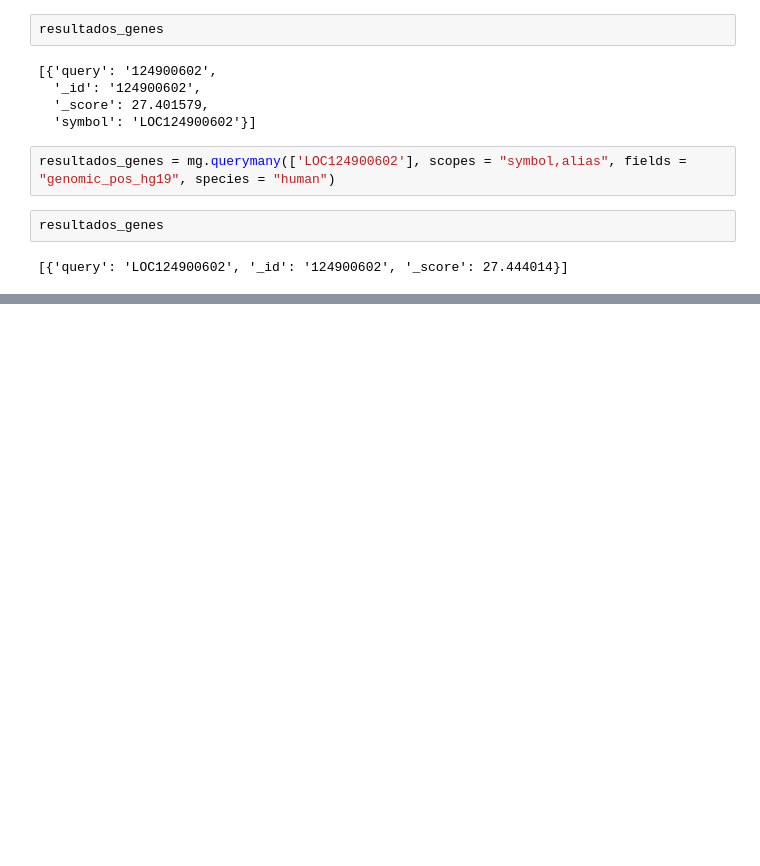
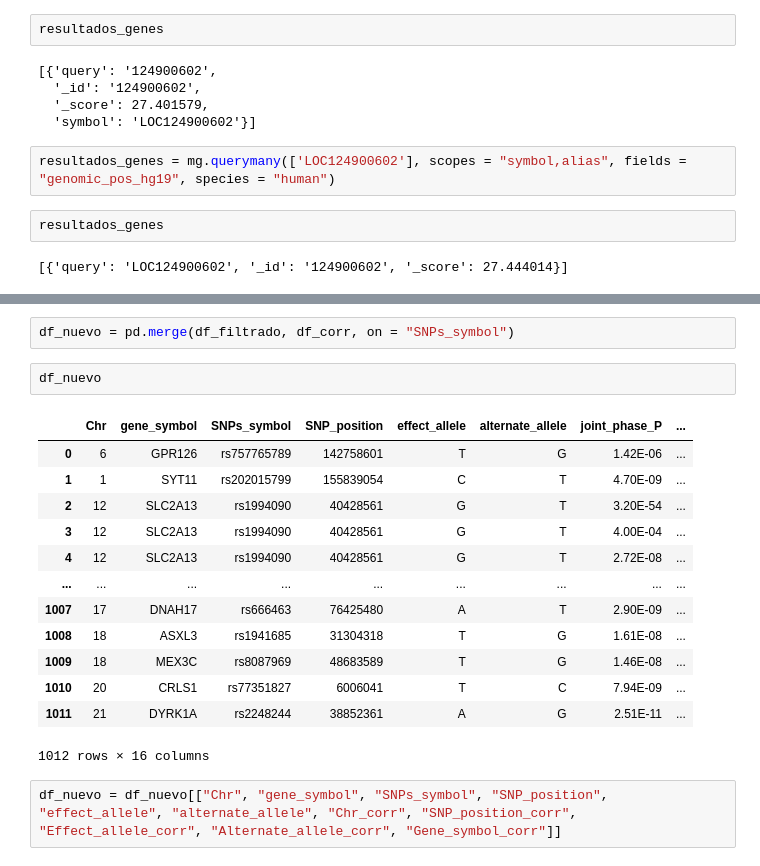
Before and after one commit to jbs1009/TFM_Jorge_Bermejo_Sacristan, a Jupyter notebook: Correcciones_tabla_original_pruebas.ipynb, the cells around one changed output, grey strips where cells are left out. Drawn from its saved outputs; the diff is of its cells as text; blank space fills up the shorter version.

```diff
--- a/Correcciones_tabla_original_pruebas.ipynb
+++ b/Correcciones_tabla_original_pruebas.ipynb
@@ -415,0 +417,20 @@ df_corr
+# %%
+df_nuevo = pd.merge(df_filtrado, df_corr, on = "SNPs_symbol")
+# %%
+df_nuevo
+# %% [output]
+|  | Chr | gene_symbol | SNPs_symbol | SNP_position | effect_allele | alternate_allele | joint_phase_P | ... |
+| 0 | 6 | GPR126 | rs757765789 | 142758601 | T | G | 1.42E-06 | ... |
+| 1 | 1 | SYT11 | rs202015799 | 155839054 | C | T | 4.70E-09 | ... |
+| 2 | 12 | SLC2A13 | rs1994090 | 40428561 | G | T | 3.20E-54 | ... |
+| 3 | 12 | SLC2A13 | rs1994090 | 40428561 | G | T | 4.00E-04 | ... |
+| 4 | 12 | SLC2A13 | rs1994090 | 40428561 | G | T | 2.72E-08 | ... |
+| ... | ... | ... | ... | ... | ... | ... | ... | ... |
+| 1007 | 17 | DNAH17 | rs666463 | 76425480 | A | T | 2.90E-09 | ... |
+| 1008 | 18 | ASXL3 | rs1941685 | 31304318 | T | G | 1.61E-08 | ... |
+| 1009 | 18 | MEX3C | rs8087969 | 48683589 | T | G | 1.46E-08 | ... |
+| 1010 | 20 | CRLS1 | rs77351827 | 6006041 | T | C | 7.94E-09 | ... |
+| 1011 | 21 | DYRK1A | rs2248244 | 38852361 | A | G | 2.51E-11 | ... |
+1012 rows × 16 columns
+# %%
+df_nuevo = df_nuevo[["Chr", "gene_symbol", "SNPs_symbol", "SNP_position", "effect_allele", "alternate_allele", "Chr_corr", "SNP_position_corr", "Effect_allele_corr", "Alternate_allele_corr", "Gene_symbol_corr"]]
```
Also changed, not shown: parts of 6 cells of this notebook.
